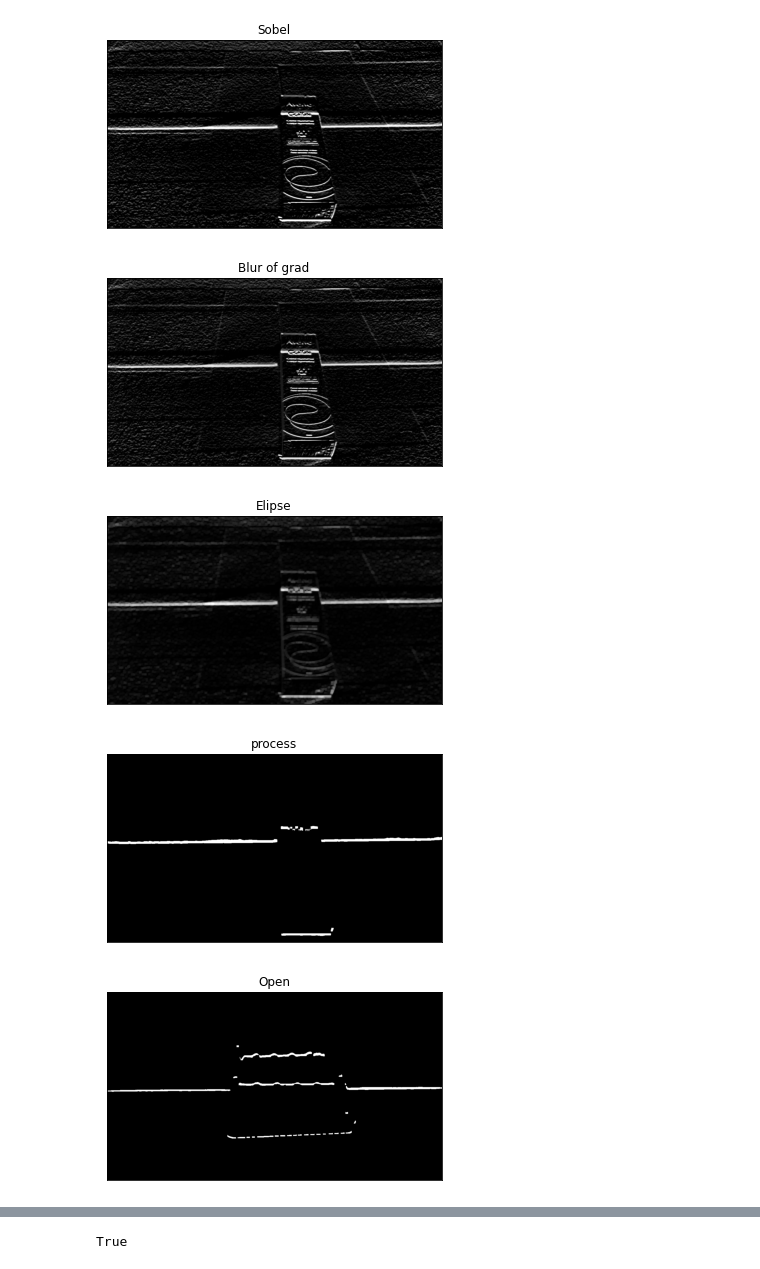
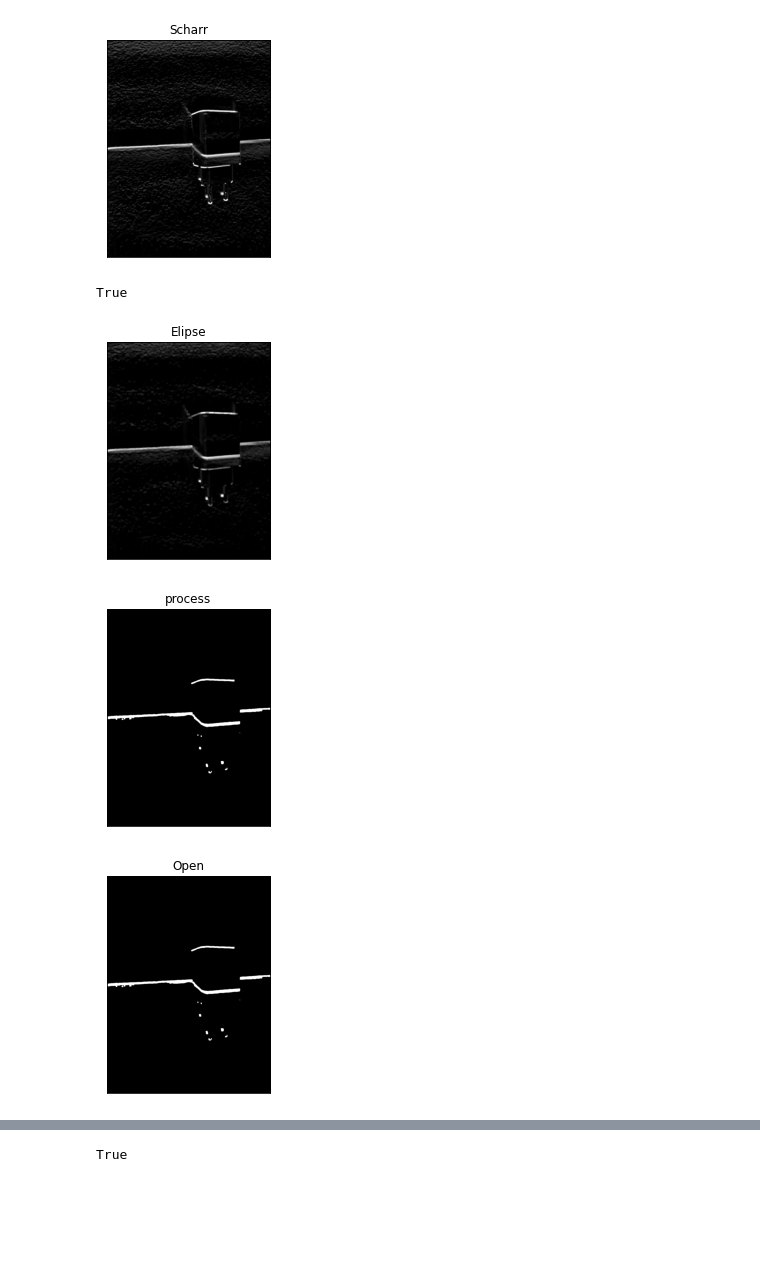
Before and after one commit to JoaoAbelha/VCOM-3D-Data-Acquisition, a Jupyter notebook: src/improved_shadow.ipynb, the cells around one changed output, grey strips where cells are left out. Saved outputs shown, nothing was run; the diff lists cells and outputs as text; code cells hidden in the pictures; blank space fills up the shorter version.

```diff
--- a/src/improved_shadow.ipynb
+++ b/src/improved_shadow.ipynb
@@ -7,7 +7,8 @@ import math
 # %%
 img_name = "Untitled_000028"
 #frame = cv2.imread('../imgs/alternate/' + img_name + '.png')
-frame = cv2.imread('../imgs/objs2/IMG_20210414_122915.jpg')
+#frame = cv2.imread('../imgs/objs/IMG_20210414_123012.jpg')
+frame = cv2.imread('../imgs/charger_rotated.jpg')
 frame_gray = cv2.cvtColor(frame, cv2.COLOR_BGR2GRAY)
 plt.imshow(frame_gray, cmap='gray', vmin=0)
 plt.title('Image'), plt.xticks([]), plt.yticks([])
@@ -27,6 +30,7 @@ plt.show()
 # %%
 kernel = 9
-blur = cv2.GaussianBlur(cl1,(kernel,kernel),0)
+#blur = cv2.GaussianBlur(cl1,(kernel,kernel),0)
+blur = cv2.bilateralFilter(cl1,kernel,100,100)
 plt.imshow(blur, cmap='gray', vmin=0)
 plt.title('CLAHE + blur'), plt.xticks([]), plt.yticks([])
 plt.show()
@@ -54,52 +60,47 @@ plt.show()
 # %%
 imgWithSobelX = cv2.Scharr(blur, cv2.CV_8U, 1, 0)
 imgWithSobelY = cv2.Scharr(blur, cv2.CV_8U, 0, 1)
 
 abs_grad_x = cv2.convertScaleAbs(imgWithSobelX)
 abs_grad_y = cv2.convertScaleAbs(imgWithSobelY)
 grad = cv2.addWeighted(abs_grad_x, 0.1, abs_grad_y,0.9, 0)
 
-plt.imshow(imgWithSobelY, cmap='gray', vmin=0)
-plt.title('Sobel'), plt.xticks([]), plt.yticks([])
+plt.imshow(grad, cmap='gray', vmin=0)
+plt.title('Scharr'), plt.xticks([]), plt.yticks([])
 plt.show()
+cv2.imwrite('../imgs/scharr' + img_name +'.jpg',grad)
 # %% [output]
-[figure, old version]
+[figure, new version]
+True
 # %%
-kernel = 7
-blur_new = cv2.GaussianBlur(grad,(kernel,kernel),0)
-plt.imshow(grad, cmap='gray', vmin=0)
-plt.title('Blur of grad'), plt.xticks([]), plt.yticks([])
+kernel=cv2.getStructuringElement(cv2.MORPH_RECT,(7,7))
+rect = cv2.morphologyEx(grad, cv2.MORPH_OPEN, kernel)
+
+plt.imshow(rect, cmap='gray', vmin=0)
+plt.title('Elipse'), plt.xticks([]), plt.yticks([])
 plt.show()
 # %% [output]
-[figure, old version]
+[figure, new version]
-# %%
-kernel=cv2.getStructuringElement(cv2.MORPH_RECT,(7,7))
-ellipse = cv2.morphologyEx(blur_new, cv2.MORPH_OPEN, kernel)
-
-plt.imshow(ellipse, cmap='gray', vmin=0)
-plt.title('Elipse'), plt.xticks([]), plt.yticks([])
-plt.show()
-# %% [output]
-[figure, removed]
 # %%
 thres = ~thres
 thres2 = cv2.dilate(thres,(3,1),iterations = 10)
 # %%
-process = cv2.bitwise_and(ellipse,ellipse,mask=thres2)
-_,process = cv2.threshold(process,100,255,cv2.THRESH_BINARY)
+process = cv2.bitwise_and(rect,rect,mask=thres2)
+_,process = cv2.threshold(process,0,255,cv2.THRESH_BINARY+cv2.THRESH_OTSU)
 
 plt.imshow(process, vmin=0, cmap='gray')
 plt.title('process'), plt.xticks([]), plt.yticks([])
 plt.show()
 # %% [output]
-[figure, old version]
+[figure, new version]
 # %%
 opening = cv2.morphologyEx(process,cv2.MORPH_OPEN,(11,11))
 plt.imshow(opening, vmin=0, cmap='gray')
 plt.title('Open'), plt.xticks([]), plt.yticks([])
 plt.show()
+cv2.imwrite('../imgs/opening' + img_name +'.jpg',opening)
 # %% [output]
-[figure, old version]
+[figure, new version]
 # %%
 frame_gray_copy = frame.copy()
 
```
Also changed, not shown: parts of 8 cells of this notebook, 3 other files.
